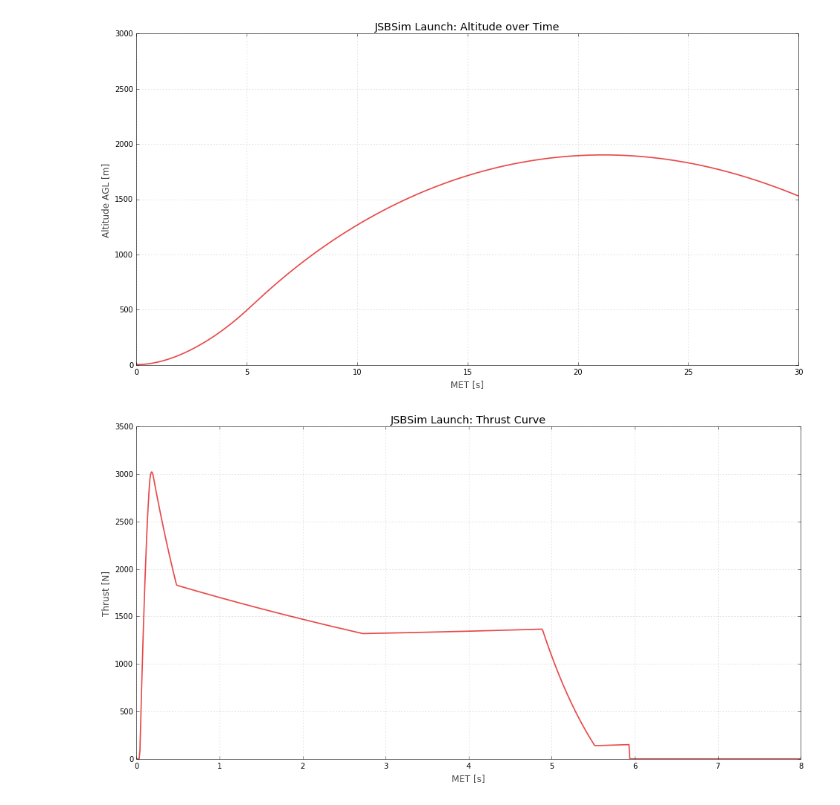
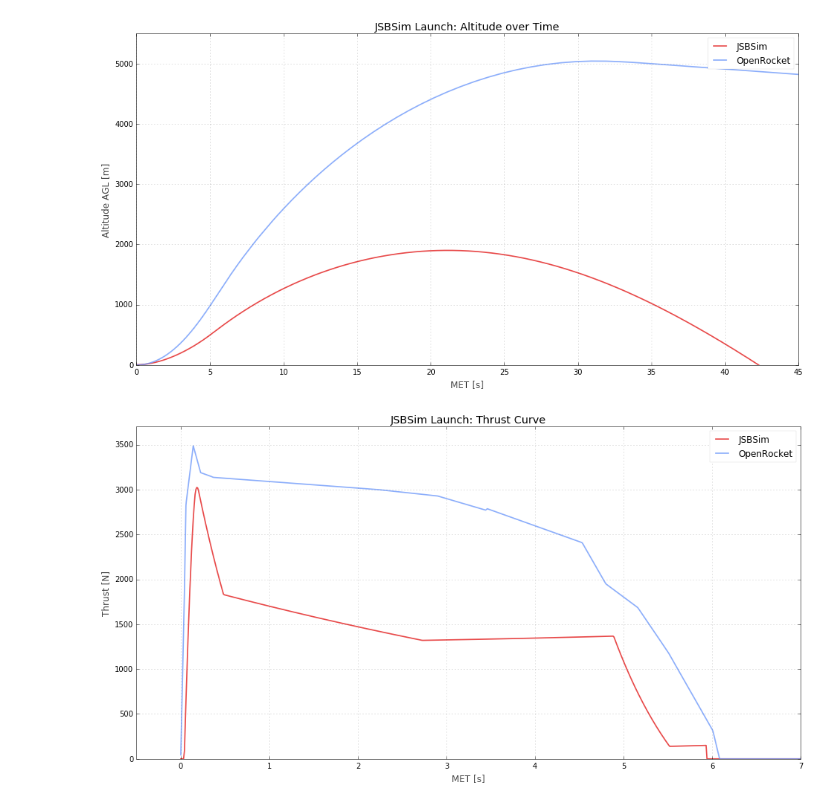
Before and after one commit to open-aerospace/LV2.2, a Jupyter notebook: simulation/simulation-output.ipynb, the cells around one changed output. Drawn from its saved outputs; the diff is of its cells as text; code cells hidden in the pictures.

Commit message:
Compare JSBSim to OpenRocket in jupyter notebook

```diff
--- a/simulation/simulation-output.ipynb
+++ b/simulation/simulation-output.ipynb
@@ -10,7 +10,7 @@ import matplotlib.pyplot as plt
 LBF2N = 4.44822
 FPS2MS = 0.3048
 
-# import data
+# Import data from JSBSim
 columns = loadtxt('./JSBSim/data.csv', delimiter=',', comments='T', unpack=True)
 
 sim_time   =                  columns[ 0]   # s
@@ -20,3 +20,20 @@ thrust     = multiply(LBF2N,  columns[ 5])  # N
 pitch      =                  columns[ 7]   # deg
 vel        = multiply(FPS2MS, columns[ 8])  # m/s
 vel_down   = multiply(FPS2MS, columns[10])  # m/s
+accel      = multiply(FPS2MS, columns[12])  # m/s
+
+# Import data from OpenRocket
+MET_or = []
+alt_or = []
+accel_or = []
+vel_up_or = []
+thrust_or = []
+with open('./OpenRocket/output.csv', 'r') as f_in:
+    for line in f_in.readlines():
+        if line[0] == '#': continue
+        li = line.split(',')
+        MET_or.append(float(li[0]))
+        alt_or.append(float(li[1]) * 1000.0)
+        vel_up_or.append(float(li[2]))
+        accel_or.append(float(li[3]))
+        thrust_or.append(float(li[28]))
@@ -26,23 +73,27 @@ plt.title(r"JSBSim Launch: Altitude over Time")
 plt.ylabel(r"Altitude AGL [m]")
 plt.xlabel(r"MET [s]")
 
-plt.plot(MET, subtract(alt, 1390), alpha=0.8, label="X")
+plt.plot(MET, subtract(alt, 1390), alpha=0.8, label="JSBSim")
+plt.plot(MET_or, alt_or, alpha=0.8, label="OpenRocket")
 
-plt.ylim([0, 3000])
-plt.xlim([0, 30])
-#ax1.legend(loc=1)
+plt.ylim([0, 5500])
+plt.xlim([0, 45])
+ax1.legend(loc=1)
 plt.show()
 # %% [output]
-[figure, old version]
+[figure, new version]
 # %%
 fig, ax1 = plt.subplots(figsize=(16,8))
 plt.title(r"JSBSim Launch: Thrust Curve")
 plt.ylabel(r"Thrust [N]")
 plt.xlabel(r"MET [s]")
 
-plt.plot(MET, thrust, alpha=0.8, label="X")
+plt.plot(MET, thrust, alpha=0.8, label="JSBSim")
+plt.plot(MET_or, thrust_or, alpha=0.8, label="OpenRocket")
 
-plt.xlim([0, 8])
+plt.ylim([0, 3700])
+plt.xlim([-0.5, 7])
+ax1.legend(loc=1)
 plt.show()
 # %% [output]
-[figure, old version]
+[figure, new version]
```
Also changed, not shown: parts of 5 cells of this notebook, 1 other file.
